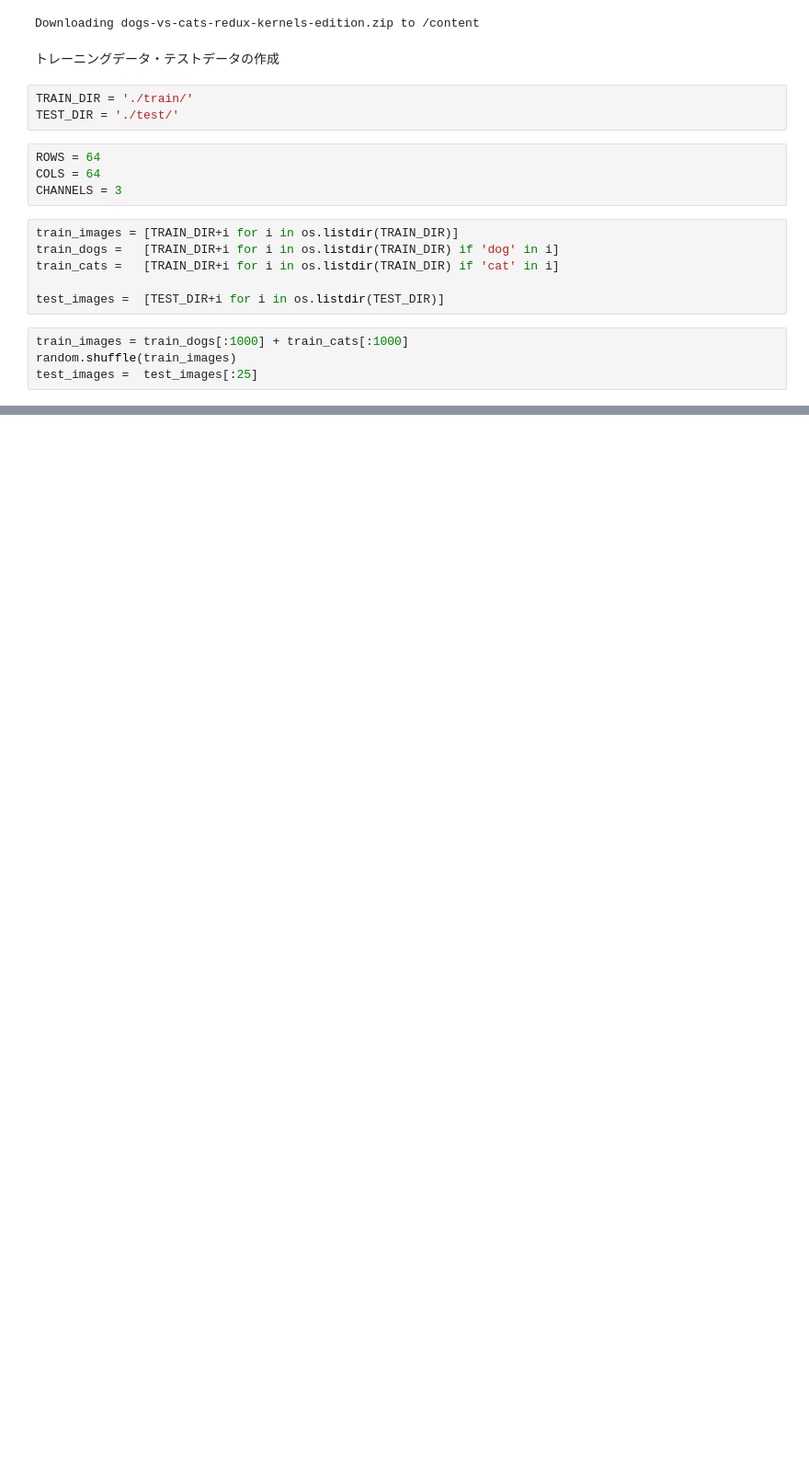
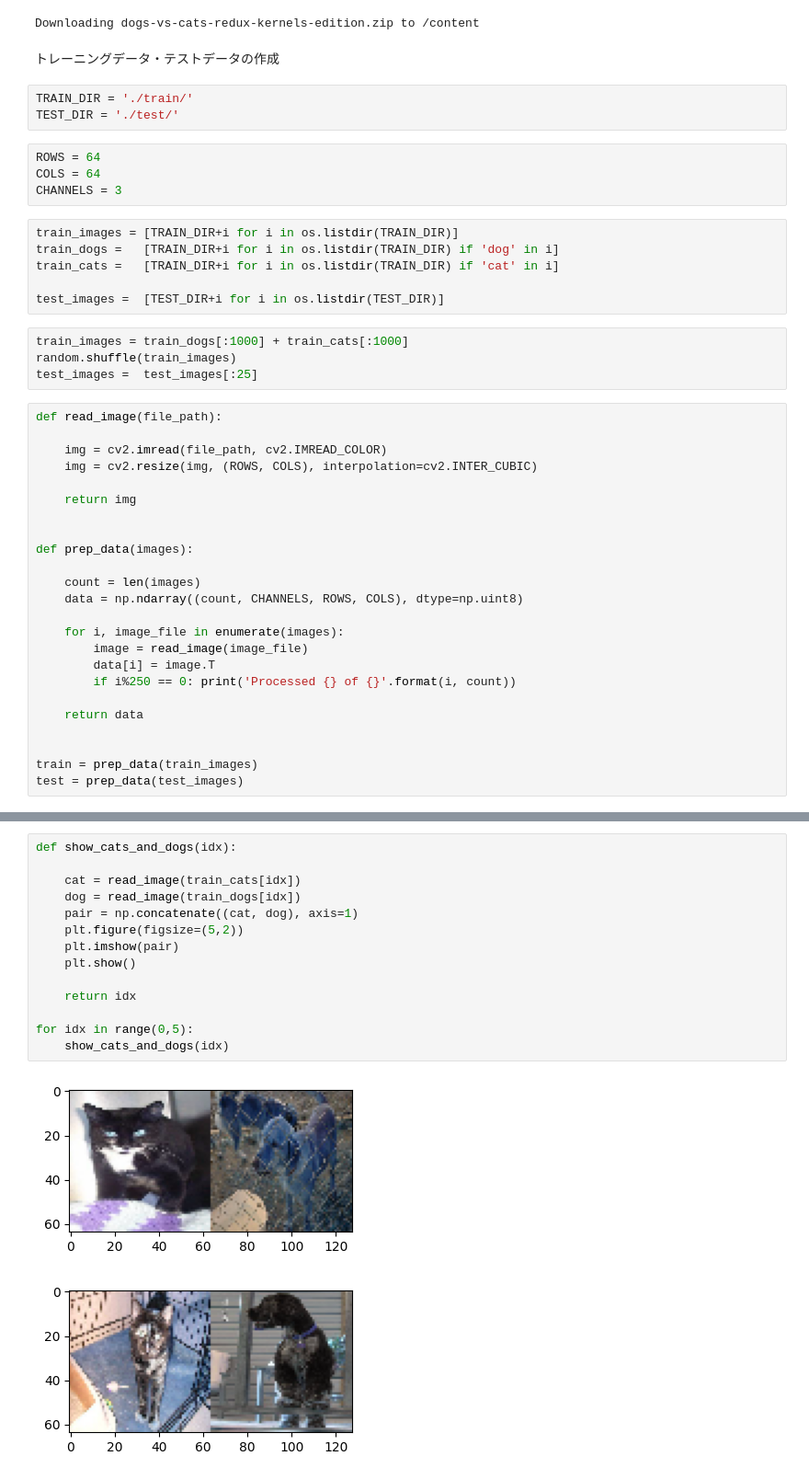
Before and after one commit to Makoto-Noda/google-Colab, a Jupyter notebook: CatsDogs.ipynb, the cells around one changed output, grey strips where cells are left out. Shown at 92% size. Drawn from its saved outputs; the diff is of its cells as text; blank space fills up the shorter version.

```diff
--- a/CatsDogs.ipynb
+++ b/CatsDogs.ipynb
@@ -46,3 +52,27 @@ test_images =  [TEST_DIR+i for i in os.listdir(TEST_DIR)]
 train_images = train_dogs[:1000] + train_cats[:1000]
 random.shuffle(train_images)
 test_images =  test_images[:25]
+# %%
+def read_image(file_path):
+
+    img = cv2.imread(file_path, cv2.IMREAD_COLOR)
+    img = cv2.resize(img, (ROWS, COLS), interpolation=cv2.INTER_CUBIC)
+
+    return img
+
+
+def prep_data(images):
+
+    count = len(images)
+    data = np.ndarray((count, CHANNELS, ROWS, COLS), dtype=np.uint8)
+
+    for i, image_file in enumerate(images):
+        image = read_image(image_file)
+        data[i] = image.T
+        if i%250 == 0: print('Processed {} of {}'.format(i, count))
+
+    return data
+
+
+train = prep_data(train_images)
+test = prep_data(test_images)
@@ -48,0 +97,17 @@ test_images =  test_images[:25]
+# %%
+def show_cats_and_dogs(idx):
+
+    cat = read_image(train_cats[idx])
+    dog = read_image(train_dogs[idx])
+    pair = np.concatenate((cat, dog), axis=1)
+    plt.figure(figsize=(5,2))
+    plt.imshow(pair)
+    plt.show()
+
+    return idx
+
+for idx in range(0,5):
+    show_cats_and_dogs(idx)
+# %% [output]
+[figure, added]
+[figure, added]
```
Also changed, not shown: parts of 7 cells of this notebook.
